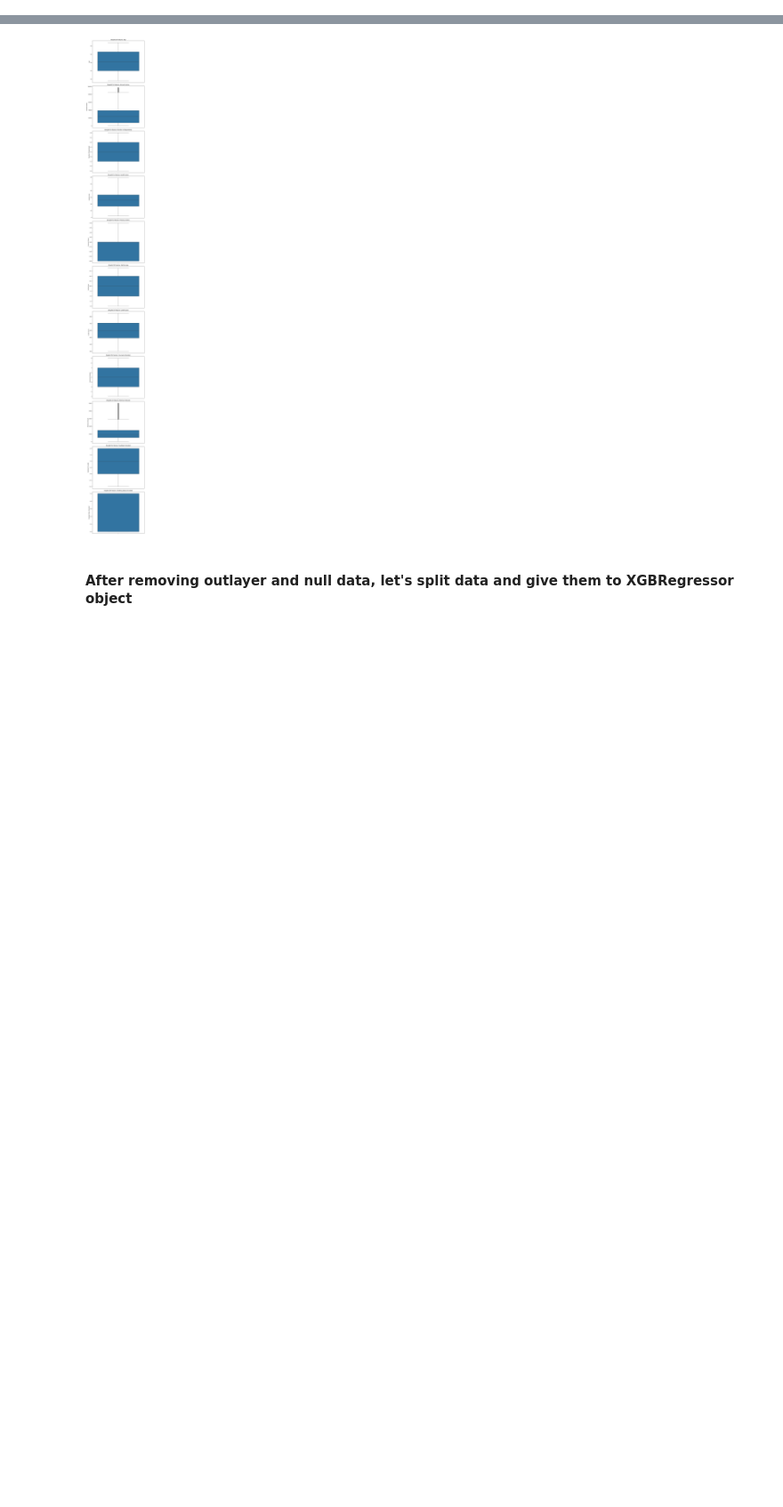
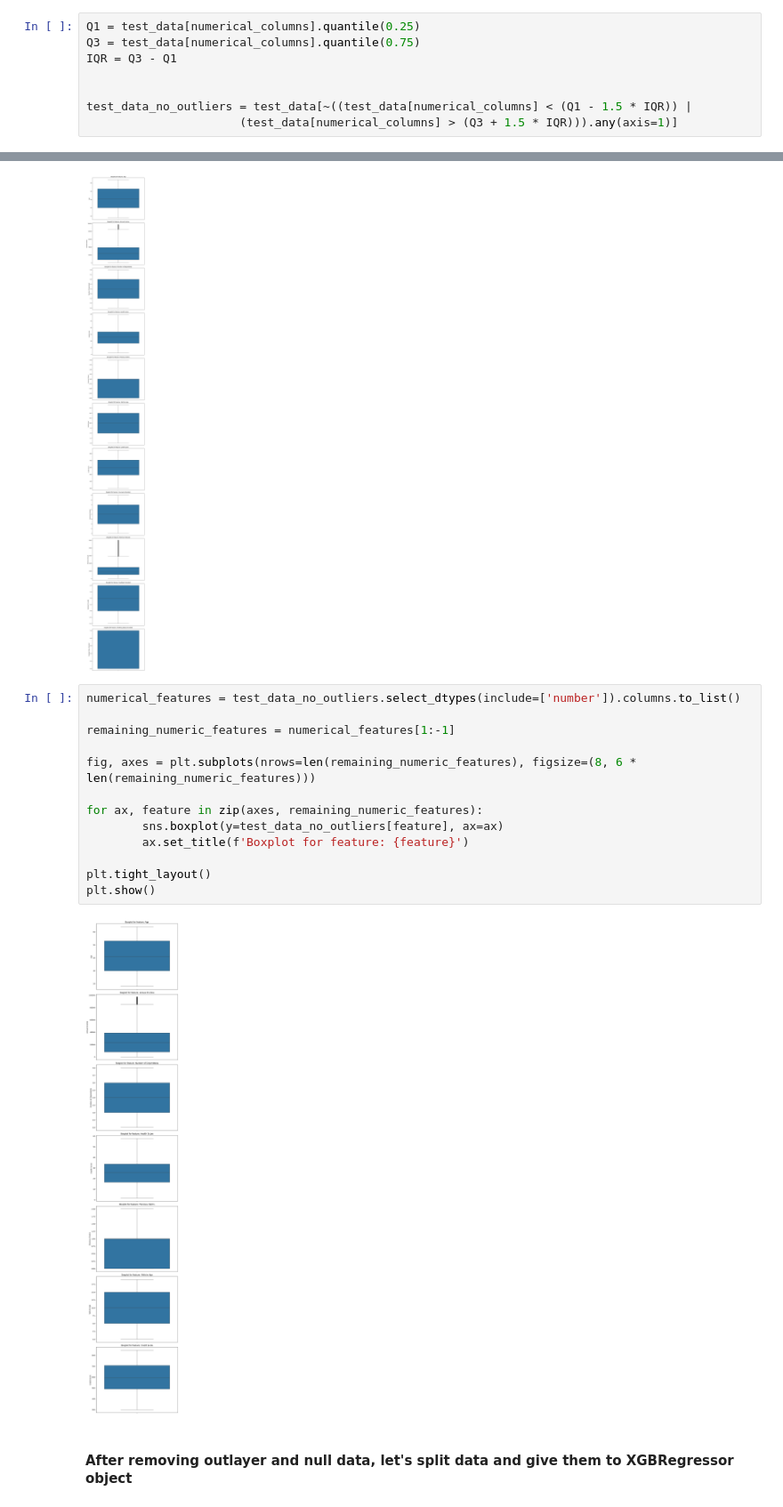
Before and after one commit to Kamilos124/golem_project, a Jupyter notebook: regression_model.ipynb, the cells around one changed output, grey strips where cells are left out. Shown at 89% size. Drawn from its saved outputs; the diff is of its cells as text; blank space fills up the shorter version.

```diff
--- a/regression_model.ipynb
+++ b/regression_model.ipynb
@@ -321,6 +338,14 @@ IQR = Q3 - Q1
 
 training_data_no_outliers = training_data[~((training_data[numerical_columns] < (Q1 - 1.5 * IQR)) |
                       (training_data[numerical_columns] > (Q3 + 1.5 * IQR))).any(axis=1)]
+# %%
+Q1 = test_data[numerical_columns].quantile(0.25)
+Q3 = test_data[numerical_columns].quantile(0.75)
+IQR = Q3 - Q1
+
+
+test_data_no_outliers = test_data[~((test_data[numerical_columns] < (Q1 - 1.5 * IQR)) |
+                      (test_data[numerical_columns] > (Q3 + 1.5 * IQR))).any(axis=1)]
 # %%
 numerical_features = training_data_no_outliers.select_dtypes(include=['number']).columns.to_list()
 
@@ -336,6 +361,21 @@ plt.tight_layout()
 plt.show()
 # %% [output]
 [figure]
+# %%
+numerical_features = test_data_no_outliers.select_dtypes(include=['number']).columns.to_list()
+
+remaining_numeric_features = numerical_features[1:-1]
+
+fig, axes = plt.subplots(nrows=len(remaining_numeric_features), figsize=(8, 6 * len(remaining_numeric_features)))
+
+for ax, feature in zip(axes, remaining_numeric_features):
+        sns.boxplot(y=test_data_no_outliers[feature], ax=ax)
+        ax.set_title(f'Boxplot for feature: {feature}')
+
+plt.tight_layout()
+plt.show()
+# %% [output]
+[figure, added]
 # %% [markdown]
 #### After removing outlayer and null data, let's split data and give them to XGBRegressor object
 # %%
```
Also changed, not shown: parts of 6 cells of this notebook.
